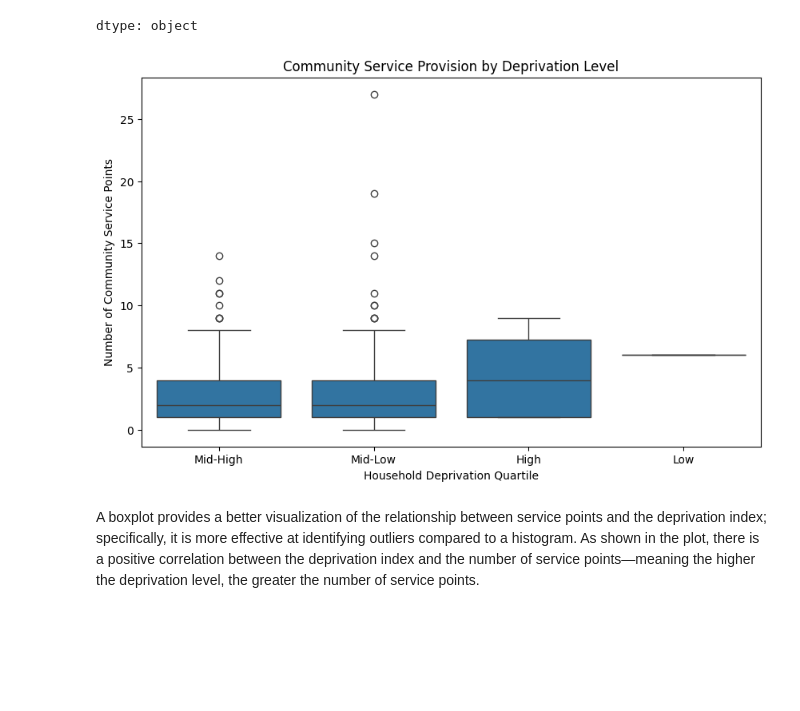
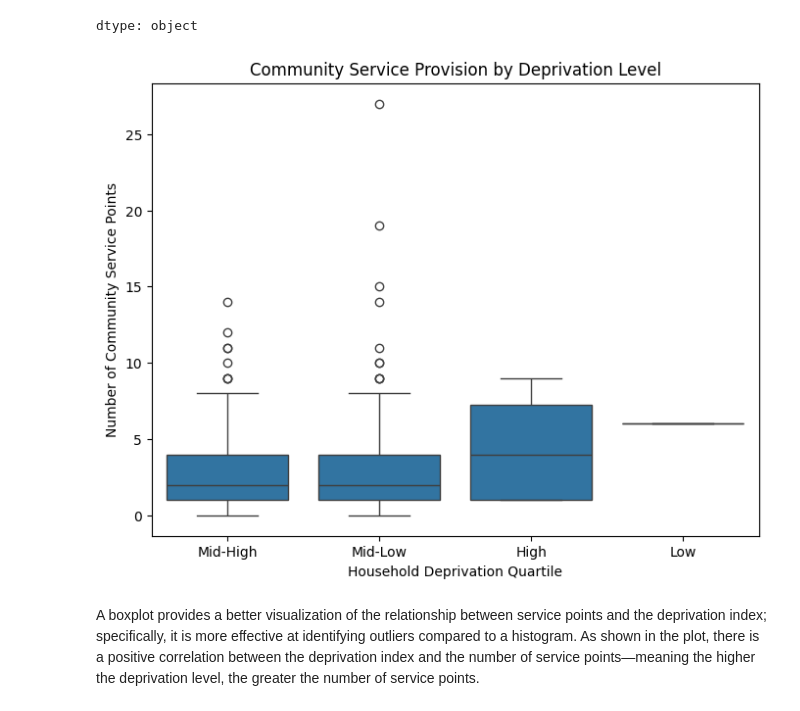
Before and after one commit to smtz0472/GEOG5415, a Jupyter notebook: notebooks/assignment_templates/GEOG5990M_Final_Project_template.ipynb, the cells around one changed output. Cells and saved outputs as stored; diff of their text form; code cells hidden in the pictures; blank space fills up the shorter version.

```diff
--- a/notebooks/assignment_templates/GEOG5990M_Final_Project_template.ipynb
+++ b/notebooks/assignment_templates/GEOG5990M_Final_Project_template.ipynb
@@ -469,14 +465,14 @@ leeds_lsoa_dep['dep_class'].head()
 dtype: object
 # %%
 #creat a boxplot
-plt.figure(figsize=(10, 6))
+plt.figure(figsize=(8, 6))
 sns.boxplot(x='dep_class',y='service_count',data=leeds_lsoa_dep)
 plt.xlabel('Household Deprivation Quartile')
 plt.ylabel('Number of Community Service Points')
 plt.title('Community Service Provision by Deprivation Level')
 plt.show()
 # %% [output]
-[figure, old version]
+[figure, new version]
 # %% [markdown]
 A boxplot provides a better visualization of the relationship between service points and the deprivation index; specifically, it is more effective at identifying outliers compared to a histogram. As shown in the plot, there is a positive correlation between the deprivation index and the number of service points—meaning the higher the deprivation level, the greater the number of service points.
 # %%
```
Also changed, not shown: parts of 6 cells of this notebook.
